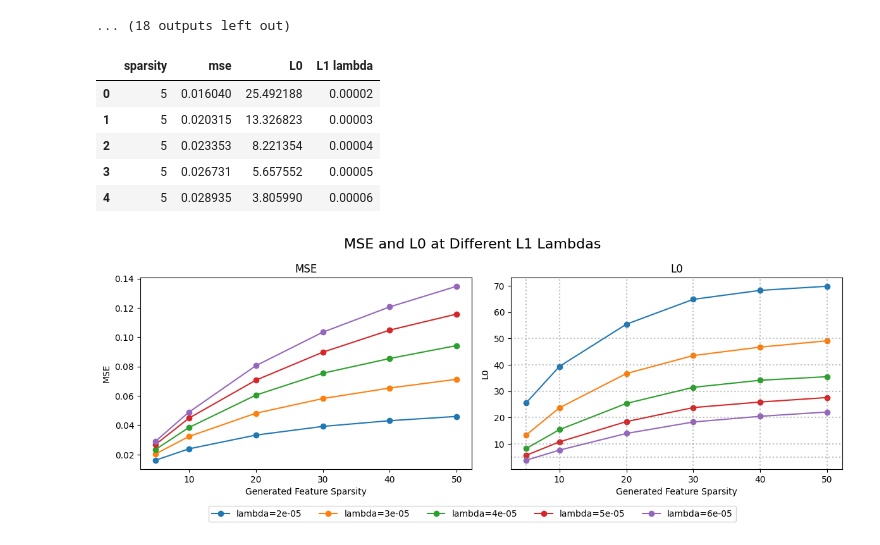
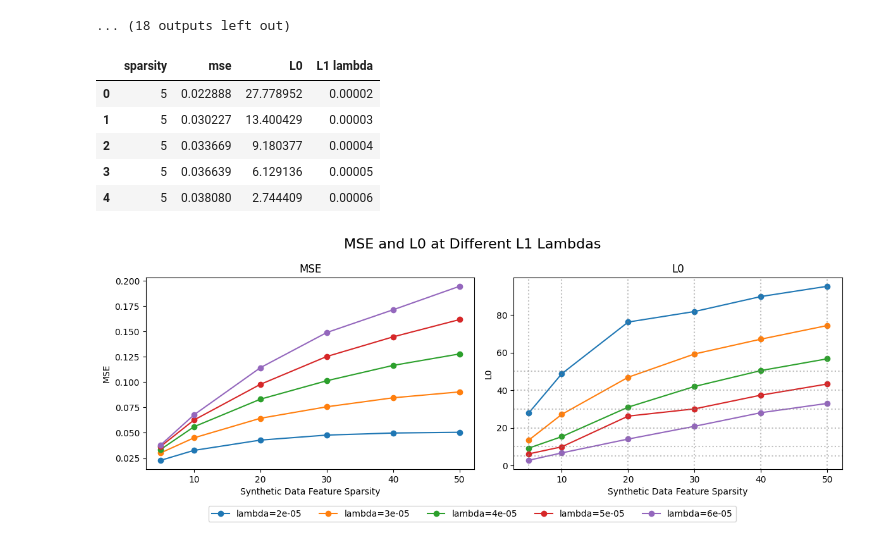
Before and after one commit to obayyub/sae_look, a Jupyter notebook: sae_hidden_data.ipynb, the cells around one changed output. Saved outputs shown, nothing was run; the diff lists cells and outputs as text; code cells hidden in the pictures.

```diff
--- a/sae_hidden_data.ipynb
+++ b/sae_hidden_data.ipynb
@@ -15,7 +15,7 @@ torch.manual_seed(1337)
 #generate data for training as hidden state activations via LRH - sum of sparse overcomplete feature directions
 
 def generate_hidden_data(dim = 128, n_features = 512,
-                         n_samples = (2**10), sparsity = 10):
+                         n_samples = (2**14), sparsity = 10):
     #basically want features Y times random vector w where w is sparse, then sum resulting vectors for hidden state
     #overcomplete feature basis?
     features = np.random.randn(n_features, dim)
@@ -31,5 +31,3 @@ def generate_hidden_data(dim = 128, n_features = 512,
     hidden_data = weights @ features
 
     return torch.tensor(hidden_data, dtype=torch.float32)
-
-print(generate_hidden_data().shape)
@@ -207,11 +203,11 @@ if 'L0' in df.columns:
 df.head()
 # %% [output]
 |  | sparsity | mse | L0 | L1 lambda |
-| 0 | 5 | 0.016040 | 25.492188 | 0.00002 |
-| 1 | 5 | 0.020315 | 13.326823 | 0.00003 |
-| 2 | 5 | 0.023353 | 8.221354 | 0.00004 |
-| 3 | 5 | 0.026731 | 5.657552 | 0.00005 |
-| 4 | 5 | 0.028935 | 3.805990 | 0.00006 |
+| 0 | 5 | 0.022888 | 27.778952 | 0.00002 |
+| 1 | 5 | 0.030227 | 13.400429 | 0.00003 |
+| 2 | 5 | 0.033669 | 9.180377 | 0.00004 |
+| 3 | 5 | 0.036639 | 6.129136 | 0.00005 |
+| 4 | 5 | 0.038080 | 2.744409 | 0.00006 |
 # %%
 fig, ax = plt.subplots(1, 2, figsize=(12, 5))
 lambdas = df['L1 lambda'].unique()
@@ -221,33 +217,33 @@ for lam in lambdas:
     sub_df = df[df['L1 lambda'] == lam]
     ax[0].plot(sub_df['sparsity'], sub_df['mse'], marker='o', label=f'lambda={lam}')
     ax[1].plot(sub_df['sparsity'], sub_df['L0'], marker='o')
 
 # Add reference lines for L0 values
 l0_values = [5, 10, 20, 30, 40, 50]
 for l0 in l0_values:
     # Horizontal line
     ax[1].axhline(y=l0, color='gray', linestyle=':', alpha=0.5)
     # Vertical line
     ax[1].axvline(x=l0, color='gray', linestyle=':', alpha=0.5)
 
 # Add titles and labels
 fig.suptitle('MSE and L0 at Different L1 Lambdas', fontsize=16)
 ax[0].set_title('MSE')
 ax[1].set_title('L0')
-ax[0].set_xlabel('Generated Feature Sparsity')
-ax[1].set_xlabel('Generated Feature Sparsity')
+ax[0].set_xlabel('Synthetic Data Feature Sparsity')
+ax[1].set_xlabel('Synthetic Data Feature Sparsity')
 ax[0].set_ylabel('MSE')
 ax[1].set_ylabel('L0')
 
 # Adjust subplot spacing to make room for legend
 plt.tight_layout()
 plt.subplots_adjust(bottom=0.25)
 
 # Add single legend below both subplots
 lines, labels = ax[0].get_legend_handles_labels()
 fig.legend(lines, labels, loc='lower center', bbox_to_anchor=(0.5, 0),
           ncol=5, borderaxespad=3)
 
 plt.show()
 # %% [output]
-[figure, old version]
+[figure, new version]
```
Also changed, not shown: parts of 1 cell of this notebook, 15 other files.
